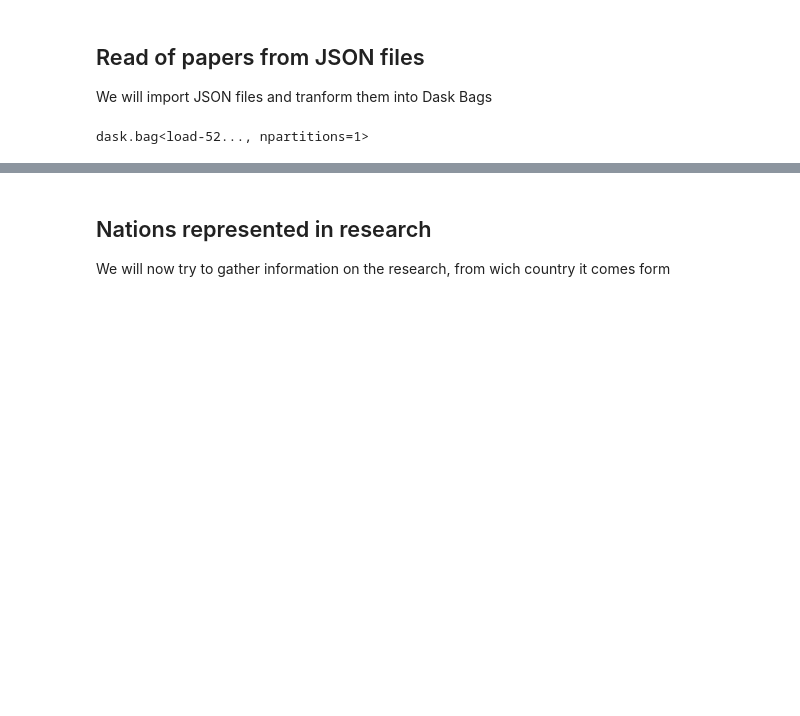
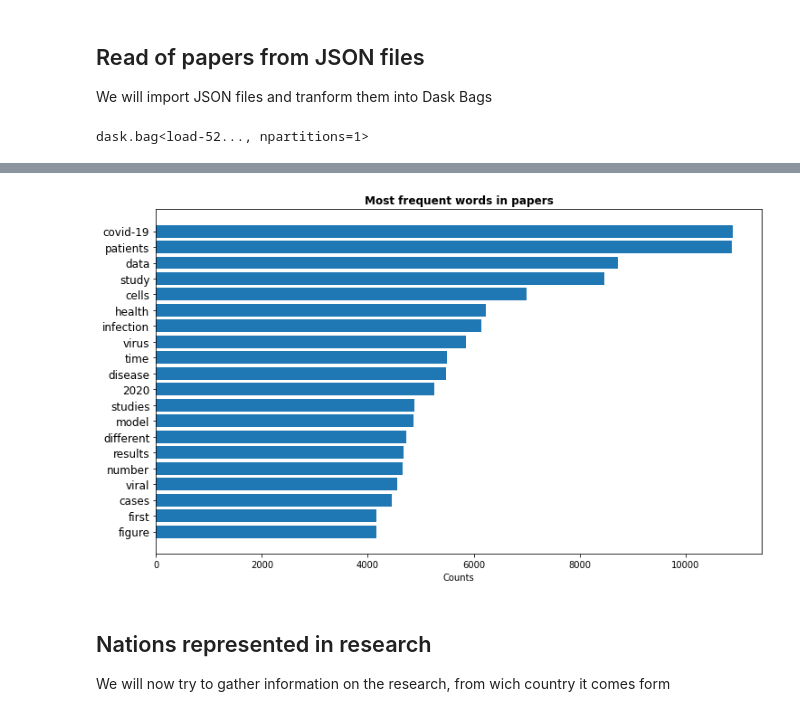
Before and after one commit to GhidoniR/Meta_Analysis_of_COVID_papers, a Jupyter notebook: COVID_project_notebook_Fede.ipynb, the cells around one changed output, grey strips where cells are left out. Saved outputs shown, nothing was run; the diff lists cells and outputs as text; code cells hidden in the pictures; blank space fills up the shorter version.

Commit message:
plots

```diff
--- a/COVID_project_notebook_Fede.ipynb
+++ b/COVID_project_notebook_Fede.ipynb
@@ -65,6 +74,20 @@ b = db.read_text("https://raw.githubusercontent.com/Luca-Negri/Meta_Analysis_of_
 b
 # %% [output]
 dask.bag<load-52..., npartitions=1>
+# %%
+path_file = PATH = os.path.join('COVID_papers_radio_edit', '*.json')
+
+#b = db.read_text("https://raw.githubusercontent.com/Luca-Negri/Meta_Analysis_of_COVID_papers/main/foo2.bar").map(lambda string: string.strip()).map(lambda string: os.path.join('COVID_papers_radio_edit', string)).map(open).map(json.load)
+
+
+with open('dummy.mapd') as file:
+    flist = ['json1line_COVID_papers/'+i.strip() for i in file]
+with open('dummy.mapd') as file:
+    #flistgit = ['https://raw.githubusercontent.com/Luca-Negri/Meta_Analysis_of_COVID_papers/main/json1line_COVID_papers/'+i.strip() for i in file]
+    flistgit = ['json1line_COVID_papers/'+i.strip() for i in file]
+
+#select the number of partitions
+b = db.read_text(flist).map(json.loads).repartition(40)
 # %%
 time1 = time.time()
 print(b.take(20)[1]['body_text'][4]['text'])
@@ -97,7 +123,7 @@ def concatenate_text(paper_dict):
 
     # deteleting all unwanted characters
 
-    forbidden_chars = ".,()[]:*><;°%/+"
+    forbidden_chars = ".,()[]:*><;°%/+="
     for forbidden_ch in forbidden_chars:
 
         total_text = total_text.replace(forbidden_ch,"")
@@ -123,9 +149,14 @@ def word_count(paper_dict):
     """
 
     import numpy as np # define right namespace
-    print('io conto!')
     body_text = paper_dict['body_text']# get the text
     text_list = body_text.split() # transform into a list
+
+    ### MODIFICHE FEDE ###
+    stopw = stopwords.words('english')
+    otherw = stopw + ['fig', 'et', 'al', 'also', 'may', 'using', 'use', 'used', 'one', 'two', 'however', 'can', 'could'] + [str(i) for i in range(11)]
+    text_list = [i for i in text_list if i not in otherw]
+    ######################
 
     words, counts = np.unique(text_list, return_counts  = True) # count the words
 
@@ -177,31 +218,35 @@ words_related_to_COVID    = ['mers-cov','covid-19','patients','infection',
                             'contact','cells','care','case','positive','protein','stem','epidemic'
                             ,'transimission','dna']
 # %%
-n_to_plot = 100
+n_to_plot = 20
 n_low = 0
 
 list_of_vals = list(oh_sort.values())[n_low:n_to_plot]
 list_of_keys = list(oh_sort.keys())[n_low:n_to_plot]
 
 clist = []
 
 for key in list_of_keys:
 
     if key in words_related_to_COVID:
-        clist.append('red')
+        clist.append('orange')
     elif key in words_related_to_research:
         clist.append('green')
     else:
         clist.append('blue')
 
 
-plt.figure(figsize=[5,20])
-
-plt.barh(list_of_keys[::-1],list_of_vals[::-1],color=clist[::-1])
-
+plt.subplots(figsize=[12,7])
+my_cmap = plt.get_cmap("inferno")
+plt.title('Most frequent words in papers', fontweight='bold')
+plt.xlabel('Counts')
+#plt.barh(list_of_keys[::-1],list_of_vals[::-1],color=clist[::-1])
+plt.barh(list_of_keys[::-1],list_of_vals[::-1])#, color=clist[::-1])
 #plt.xticks(rotation=60)
-
+plt.yticks(fontsize=12)
 plt.show()
+# %% [output]
+[figure, added]
 # %% [markdown]
 ## Nations represented in research
 
```
Also changed, not shown: parts of 22 cells of this notebook.
